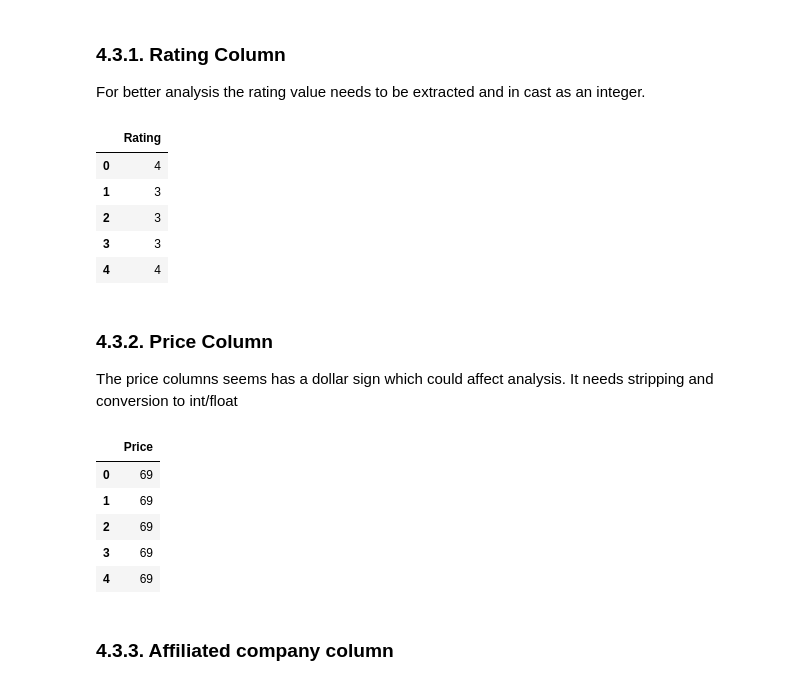
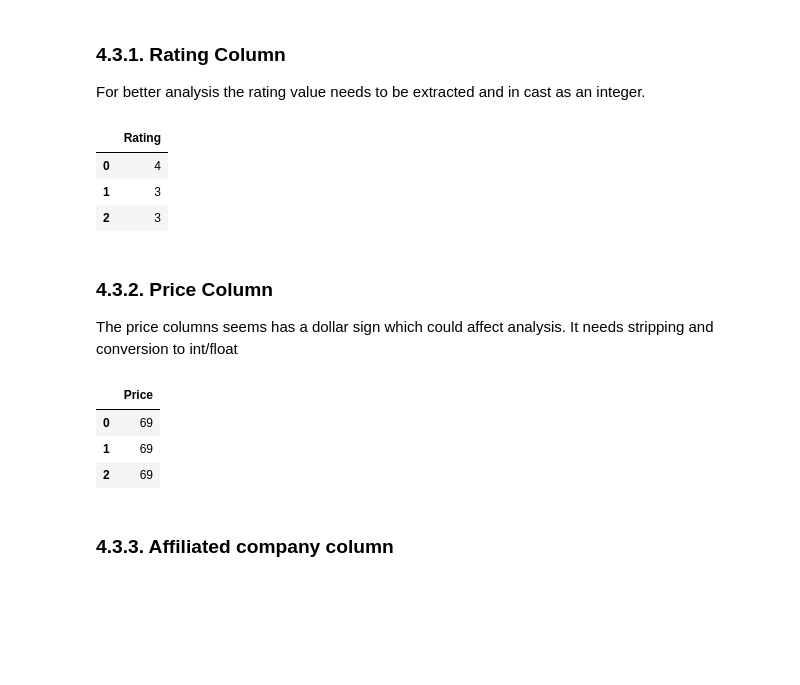
Before and after one commit to Mercy-Njambi/Mobile-Phone-Sentiment-Analysis, a Jupyter notebook: Mobile_Phone_Sentiment_Analysis.ipynb, the cells around one changed output. Cells and saved outputs as stored; diff of their text form; code cells hidden in the pictures; blank space fills up the shorter version.

```diff
--- a/Mobile_Phone_Sentiment_Analysis.ipynb
+++ b/Mobile_Phone_Sentiment_Analysis.ipynb
@@ -214,18 +235,16 @@ For better analysis the rating value needs to be extracted and in cast as an int
 # %%
 #Extracting the digits in the Rating column and converting it to an interger type
 
 df["Rating"] = df["Rating"].str.extract('(\d+)').astype(int)
 
 # previewing the data
 
-df["Rating"].head().to_frame()
+df["Rating"].head(3).to_frame()
 # %% [output]
 |  | Rating |
 | 0 | 4 |
 | 1 | 3 |
 | 2 | 3 |
-| 3 | 3 |
-| 4 | 4 |
 # %% [markdown]
 ### 4.3.2. Price Column
 
@@ -235,14 +254,12 @@ The price columns seems has a dollar sign which could affect analysis. It needs
 
 df["Price"] = df["Price"].str.extract('(\d+)').astype(int)
 
-df["Price"].head().to_frame()
+df["Price"].head(3).to_frame()
 # %% [output]
 |  | Price |
 | 0 | 69 |
 | 1 | 69 |
 | 2 | 69 |
-| 3 | 69 |
-| 4 | 69 |
 # %% [markdown]
 ### 4.3.3. Affiliated company column
 # %%
```
Also changed, not shown: parts of 90 cells of this notebook.
